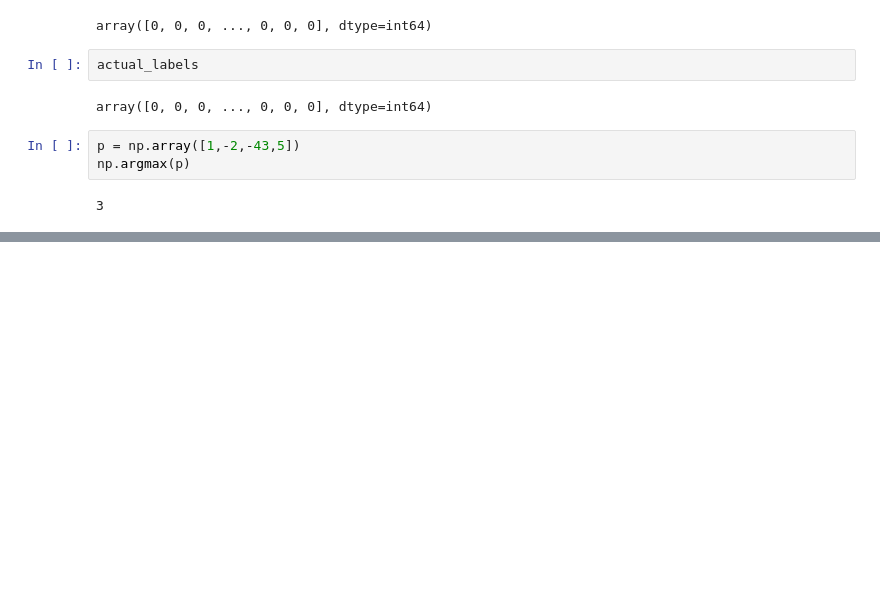
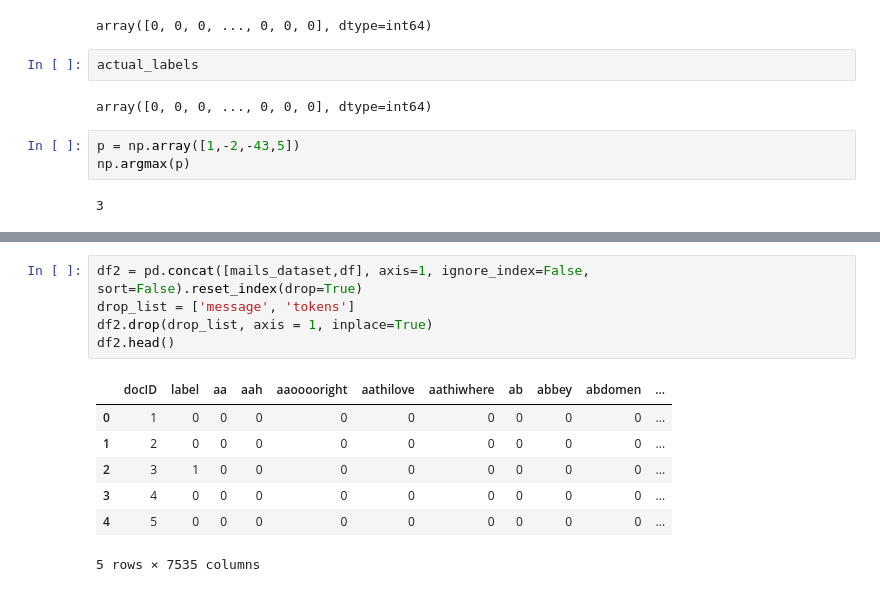
Before and after one commit to meghasundriyal/Mail_Classifier, a Jupyter notebook: try_classifier.ipynb, the cells around one changed output, grey strips where cells are left out. Drawn from its saved outputs; the diff is of its cells as text; blank space fills up the shorter version.

```diff
--- a/try_classifier.ipynb
+++ b/try_classifier.ipynb
@@ -698,0 +768,13 @@ np.argmax(p)
+# %%
+df2 = pd.concat([mails_dataset,df], axis=1, ignore_index=False, sort=False).reset_index(drop=True)
+drop_list = ['message', 'tokens']
+df2.drop(drop_list, axis = 1, inplace=True)
+df2.head()
+# %% [output]
+|  | docID | label | aa | aah | aaooooright | aathilove | aathiwhere | ab | abbey | abdomen | ... |
+| 0 | 1 | 0 | 0 | 0 | 0 | 0 | 0 | 0 | 0 | 0 | ... |
+| 1 | 2 | 0 | 0 | 0 | 0 | 0 | 0 | 0 | 0 | 0 | ... |
+| 2 | 3 | 1 | 0 | 0 | 0 | 0 | 0 | 0 | 0 | 0 | ... |
+| 3 | 4 | 0 | 0 | 0 | 0 | 0 | 0 | 0 | 0 | 0 | ... |
+| 4 | 5 | 0 | 0 | 0 | 0 | 0 | 0 | 0 | 0 | 0 | ... |
+5 rows × 7535 columns
```
Also changed, not shown: parts of 8 cells of this notebook.
